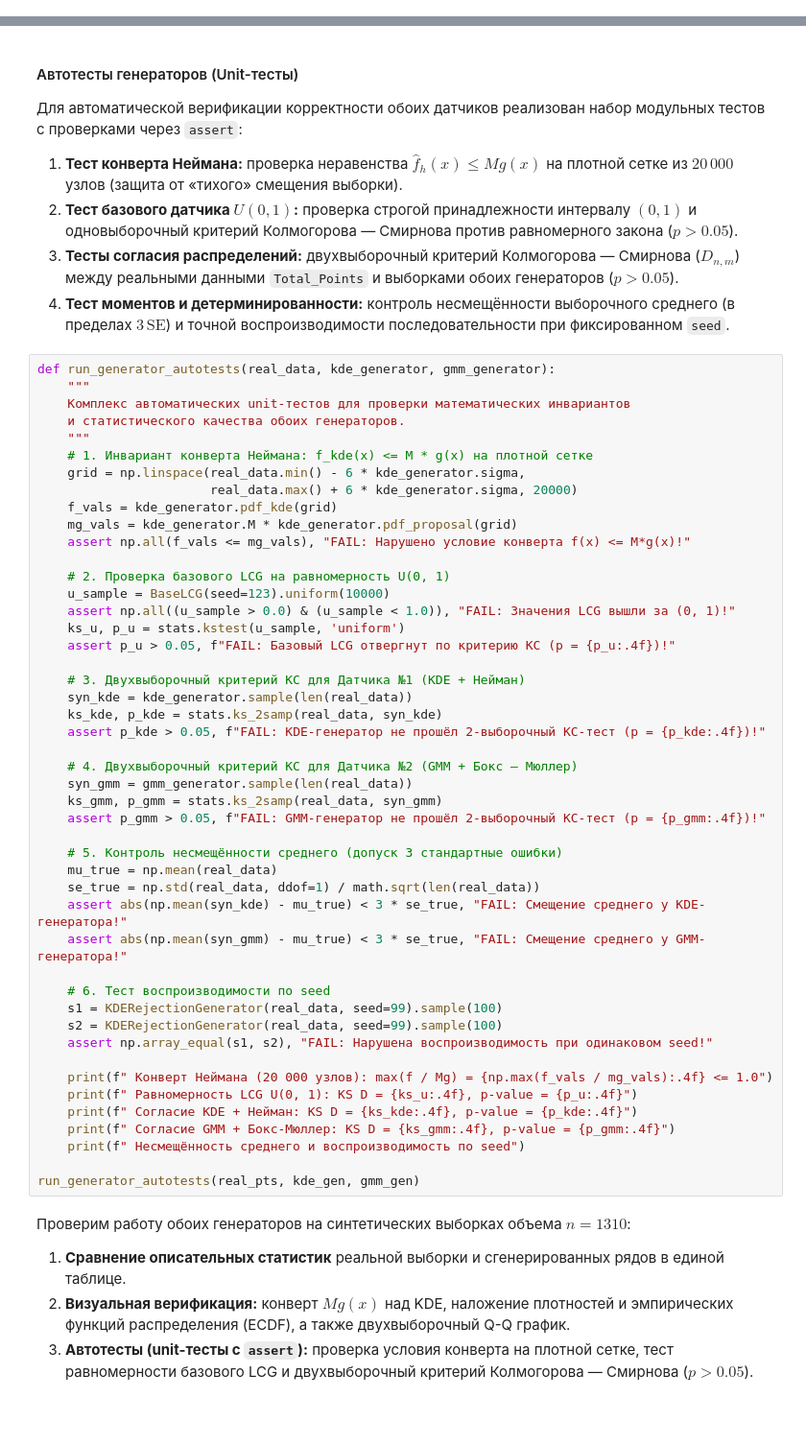
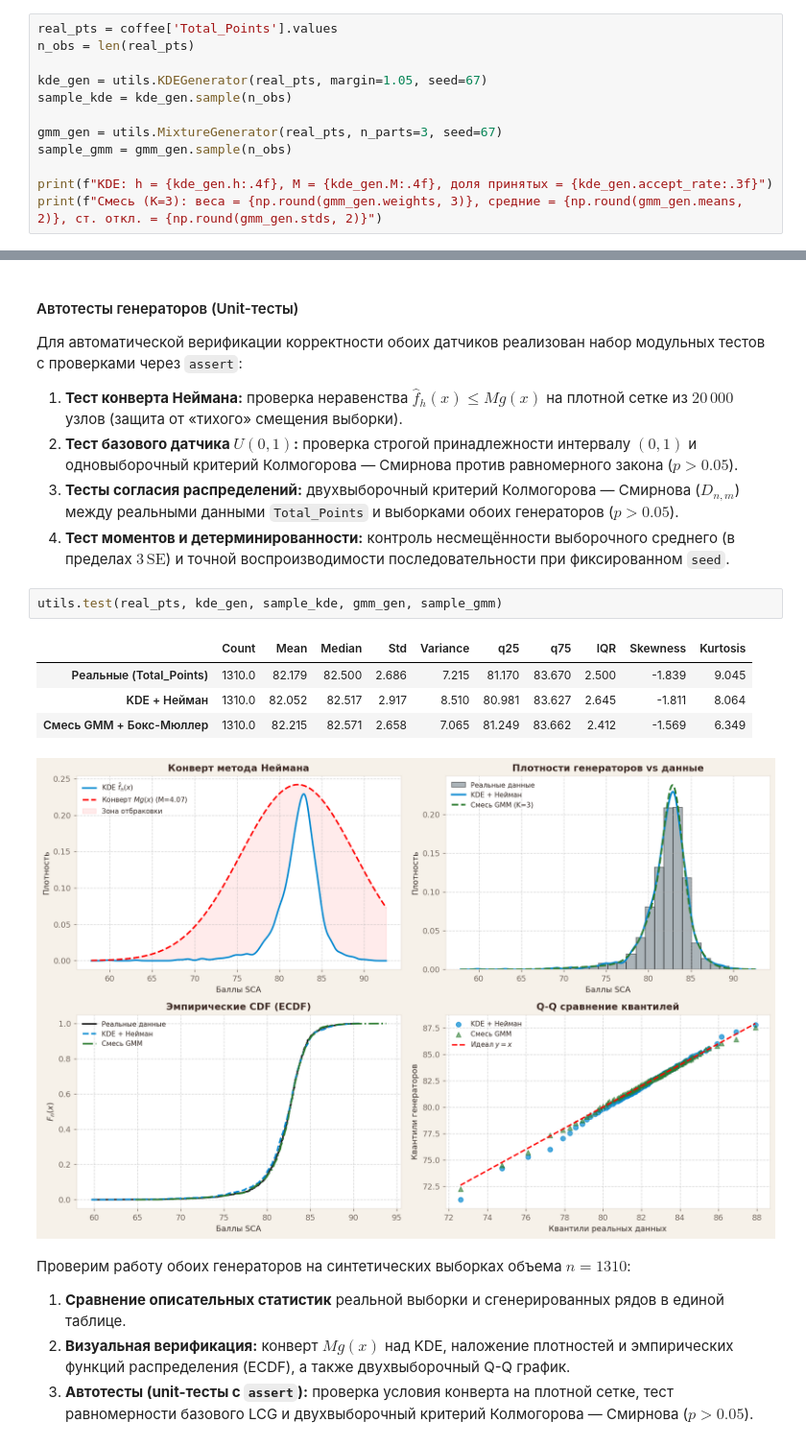
Before and after one commit to yen-28/StatLab52, a Jupyter notebook: beginners.ipynb, the cells around one changed output, grey strips where cells are left out. Shown at 96% size. Drawn from its saved outputs; the diff is of its cells as text; blank space fills up the shorter version.

```diff
--- a/beginners.ipynb
+++ b/beginners.ipynb
@@ -632,0 +486,12 @@ class GMMSuperpositionGenerator:
+# %%
+real_pts = coffee['Total_Points'].values
+n_obs = len(real_pts)
+
+kde_gen = utils.KDEGenerator(real_pts, margin=1.05, seed=67)
+sample_kde = kde_gen.sample(n_obs)
+
+gmm_gen = utils.MixtureGenerator(real_pts, n_parts=3, seed=67)
+sample_gmm = gmm_gen.sample(n_obs)
+
+print(f"KDE: h = {kde_gen.h:.4f}, M = {kde_gen.M:.4f}, доля принятых = {kde_gen.accept_rate:.3f}")
+print(f"Смесь (K=3): веса = {np.round(gmm_gen.weights, 3)}, средние = {np.round(gmm_gen.means, 2)}, ст. откл. = {np.round(gmm_gen.stds, 2)}")
@@ -640,53 +508,14 @@ class GMMSuperpositionGenerator:
 2. **Тест базового датчика $U(0, 1)$:** проверка строгой принадлежности интервалу $(0, 1)$ и одновыборочный критерий Колмогорова — Смирнова против равномерного закона ($p > 0.05$).
 3. **Тесты согласия распределений:** двухвыборочный критерий Колмогорова — Смирнова ($D_{n,m}$) между реальными данными `Total_Points` и выборками обоих генераторов ($p > 0.05$).
 4. **Тест моментов и детерминированности:** контроль несмещённости выборочного среднего (в пределах $3\,\text{SE}$) и точной воспроизводимости последовательности при фиксированном `seed`.
-# %%
-def run_generator_autotests(real_data, kde_generator, gmm_generator):
-    """
-    Комплекс автоматических unit-тестов для проверки математических инвариантов
-    и статистического качества обоих генераторов.
-    """
-    # 1. Инвариант конверта Неймана: f_kde(x) <= M * g(x) на плотной сетке
-    grid = np.linspace(real_data.min() - 6 * kde_generator.sigma,
-                       real_data.max() + 6 * kde_generator.sigma, 20000)
-    f_vals = kde_generator.pdf_kde(grid)
-    mg_vals = kde_generator.M * kde_generator.pdf_proposal(grid)
-    assert np.all(f_vals <= mg_vals), "FAIL: Нарушено условие конверта f(x) <= M*g(x)!"
-
-    # 2. Проверка базового LCG на равномерность U(0, 1)
-    u_sample = BaseLCG(seed=123).uniform(10000)
-    assert np.all((u_sample > 0.0) & (u_sample < 1.0)), "FAIL: Значения LCG вышли за (0, 1)!"
-    ks_u, p_u = stats.kstest(u_sample, 'uniform')
-    assert p_u > 0.05, f"FAIL: Базовый LCG отвергнут по критерию КС (p = {p_u:.4f})!"
-
-    # 3. Двухвыборочный критерий КС для Датчика №1 (KDE + Нейман)
-    syn_kde = kde_generator.sample(len(real_data))
-    ks_kde, p_kde = stats.ks_2samp(real_data, syn_kde)
-    assert p_kde > 0.05, f"FAIL: KDE-генератор не прошёл 2-выборочный КС-тест (p = {p_kde:.4f})!"
-
-    # 4. Двухвыборочный критерий КС для Датчика №2 (GMM + Бокс — Мюллер)
-    syn_gmm = gmm_generator.sample(len(real_data))
-    ks_gmm, p_gmm = stats.ks_2samp(real_data, syn_gmm)
-    assert p_gmm > 0.05, f"FAIL: GMM-генератор не прошёл 2-выборочный КС-тест (p = {p_gmm:.4f})!"
-
-    # 5. Контроль несмещённости среднего (допуск 3 стандартные ошибки)
-    mu_true = np.mean(real_data)
-    se_true = np.std(real_data, ddof=1) / math.sqrt(len(real_data))
-    assert abs(np.mean(syn_kde) - mu_true) < 3 * se_true, "FAIL: Смещение среднего у KDE-генератора!"
-    assert abs(np.mean(syn_gmm) - mu_true) < 3 * se_true, "FAIL: Смещение среднего у GMM-генератора!"
-
-    # 6. Тест воспроизводимости по seed
-    s1 = KDERejectionGenerator(real_data, seed=99).sample(100)
-    s2 = KDERejectionGenerator(real_data, seed=99).sample(100)
-    assert np.array_equal(s1, s2), "FAIL: Нарушена воспроизводимость при одинаковом seed!"
-
-    print(f" Конверт Неймана (20 000 узлов): max(f / Mg) = {np.max(f_vals / mg_vals):.4f} <= 1.0")
-    print(f" Равномерность LCG U(0, 1): KS D = {ks_u:.4f}, p-value = {p_u:.4f}")
-    print(f" Согласие KDE + Нейман: KS D = {ks_kde:.4f}, p-value = {p_kde:.4f}")
-    print(f" Согласие GMM + Бокс-Мюллер: KS D = {ks_gmm:.4f}, p-value = {p_gmm:.4f}")
-    print(f" Несмещённость среднего и воспроизводимость по seed")
-
-run_generator_autotests(real_pts, kde_gen, gmm_gen)
+# %%
+utils.test(real_pts, kde_gen, sample_kde, gmm_gen, sample_gmm)
+# %% [output]
+|  | Count | Mean | Median | Std | Variance | q25 | q75 | IQR | Skewness | Kurtosis |
+| Реальные (Total_Points) | 1310.0 | 82.179 | 82.500 | 2.686 | 7.215 | 81.170 | 83.670 | 2.500 | -1.839 | 9.045 |
+| KDE + Нейман | 1310.0 | 82.052 | 82.517 | 2.917 | 8.510 | 80.981 | 83.627 | 2.645 | -1.811 | 8.064 |
+| Смесь GMM + Бокс-Мюллер | 1310.0 | 82.215 | 82.571 | 2.658 | 7.065 | 81.249 | 83.662 | 2.412 | -1.569 | 6.349 |
+[figure, added]
 # %% [markdown]
 Проверим работу обоих генераторов на синтетических выборках объема $n = 1310$:
 1. **Сравнение описательных статистик** реальной выборки и сгенерированных рядов в единой таблице.
```
Also changed, not shown: parts of 18 cells of this notebook.
